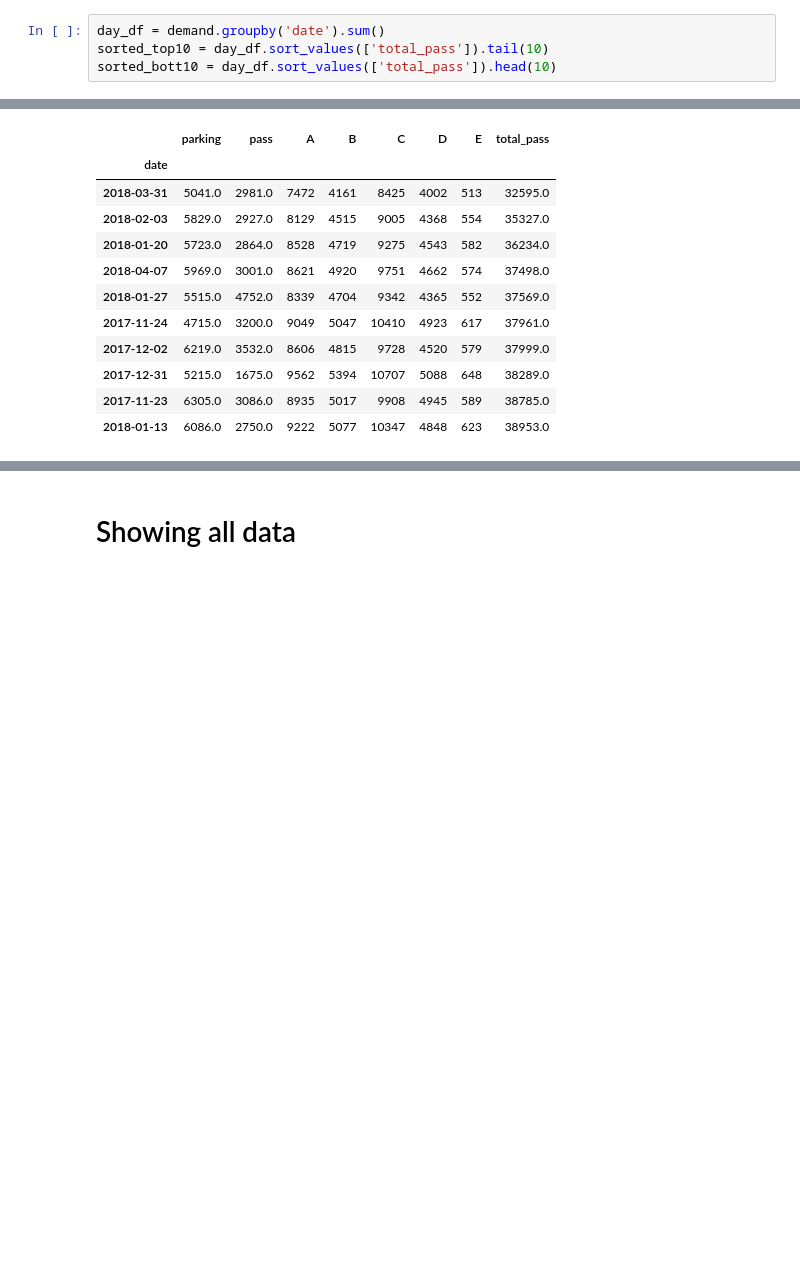
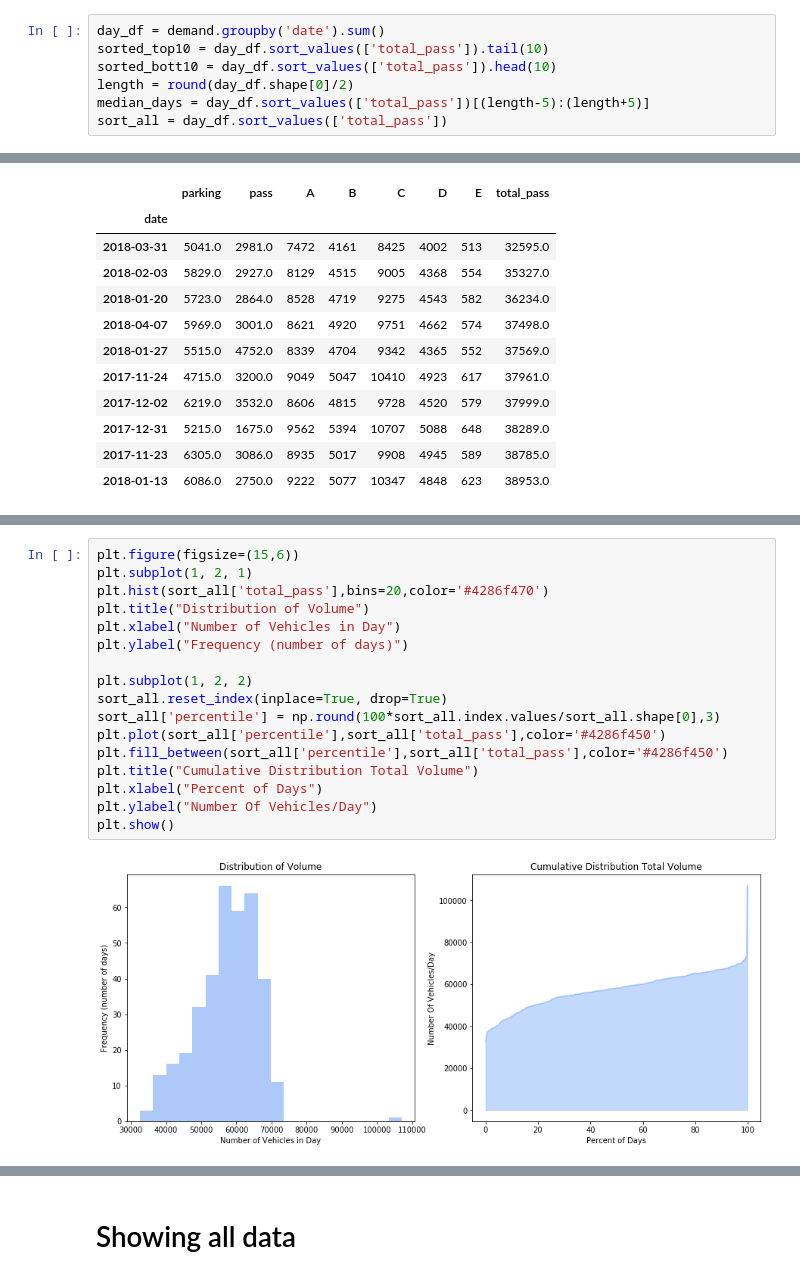
Before and after one commit to NREL/ATHENA-sumo, a Jupyter notebook: Sumo/Simulations/DFW_gen_flow.ipynb, the cells around one changed output, grey strips where cells are left out. Cells and saved outputs as stored; diff of their text form; blank space fills up the shorter version.

```diff
--- a/Sumo/Simulations/DFW_gen_flow.ipynb
+++ b/Sumo/Simulations/DFW_gen_flow.ipynb
@@ -233,6 +110,9 @@ demand['date'] = date # adding a date without timestamp column to aggregate over
 day_df = demand.groupby('date').sum()
 sorted_top10 = day_df.sort_values(['total_pass']).tail(10)
 sorted_bott10 = day_df.sort_values(['total_pass']).head(10)
+length = round(day_df.shape[0]/2)
+median_days = day_df.sort_values(['total_pass'])[(length-5):(length+5)]
+sort_all = day_df.sort_values(['total_pass'])
 # %% [markdown]
 # Top 10 highest Volume days - Aggregated over the day
 # %%
@@ -269,0 +167,19 @@ sorted_bott10[['parking','pass','A','B','C','D','E','total_pass']]
+# %%
+plt.figure(figsize=(15,6))
+plt.subplot(1, 2, 1)
+plt.hist(sort_all['total_pass'],bins=20,color='#4286f470')
+plt.title("Distribution of Volume")
+plt.xlabel("Number of Vehicles in Day")
+plt.ylabel("Frequency (number of days)")
+
+plt.subplot(1, 2, 2)
+sort_all.reset_index(inplace=True, drop=True)
+sort_all['percentile'] = np.round(100*sort_all.index.values/sort_all.shape[0],3)
+plt.plot(sort_all['percentile'],sort_all['total_pass'],color='#4286f450')
+plt.fill_between(sort_all['percentile'],sort_all['total_pass'],color='#4286f450')
+plt.title("Cumulative Distribution Total Volume")
+plt.xlabel("Percent of Days")
+plt.ylabel("Number Of Vehicles/Day")
+plt.show()
+# %% [output]
+[figure, added]
```
Also changed, not shown: parts of 77 cells of this notebook, 12 other files.
